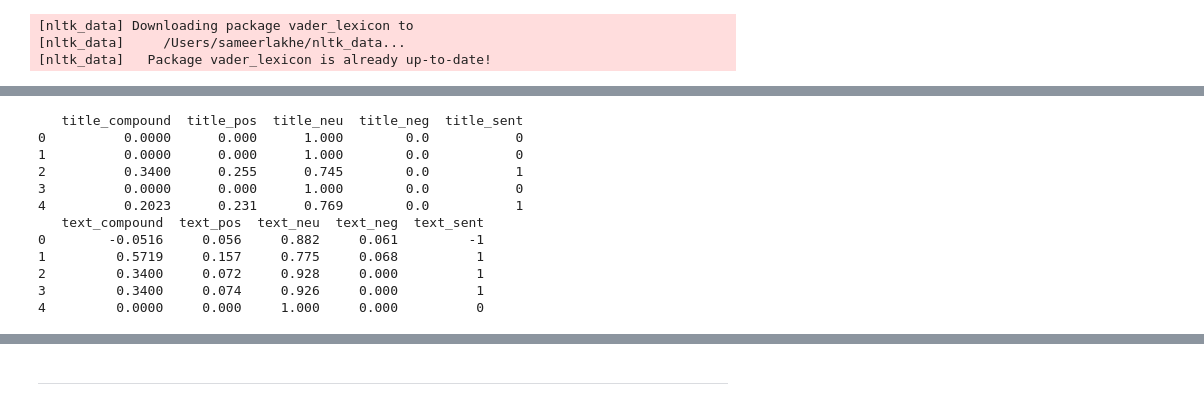
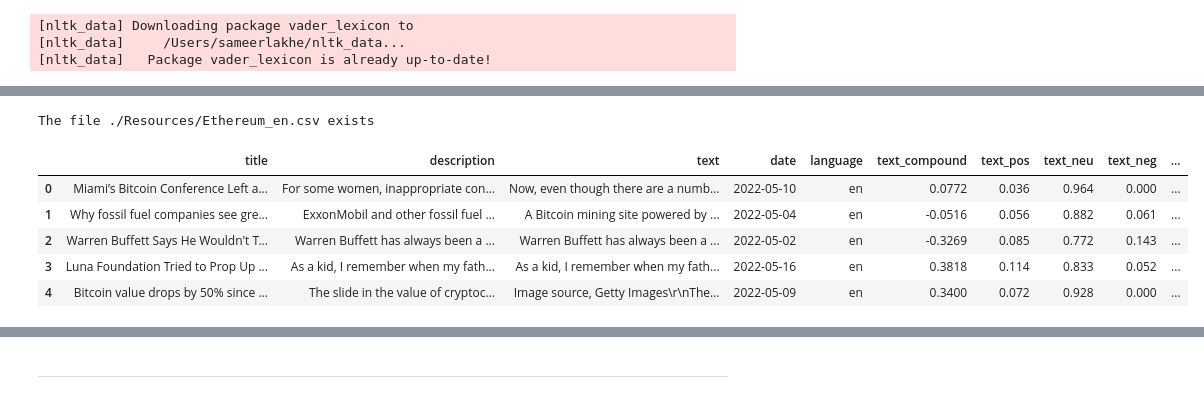
Before and after one commit to sameerlakhe/12_CryptoSentimentAnalysis, a Jupyter notebook: crypto_sentiment.ipynb, the cells around one changed output, grey strips where cells are left out. Drawn from its saved outputs; the diff is of its cells as text; code cells hidden in the pictures.

```diff
--- a/crypto_sentiment.ipynb
+++ b/crypto_sentiment.ipynb
@@ -161,84 +109,46 @@ The file ./Resources/Ethereum2022_fr.csv exists
+# %%
+# Fetch the Ethereum news articles
+ethereum_news_en_df = get_news("ethereum","en","Ethereum_en.csv",False)
+# %% [output]
+The file ./Resources/Ethereum_en.csv exists
 # %%
-# Sentiment calculation based on compound score
-def get_sentiment(score):
-    """
-    Calculates the sentiment based on the compound score.
-    """
-    result = 0  # Neutral by default
-    if score >= 0.05:  # Positive
-        result = 1
-    elif score <= -0.05:  # Negative
-        result = -1
-
-    return result
-
-# Sentiment scores dictionaries
-title_sent = {
-        "title_compound": [],
-        "title_pos": [],
-        "title_neu": [],
-        "title_neg": [],
-        "title_sent": [],
-    }
+#dictionary to store the sentiment scores of the article
 text_sent = {
         "text_compound": [],
         "text_pos": [],
         "text_neu": [],
         "text_neg": [],
         "text_sent": [],
         }
 
 analyzer = SentimentIntensityAnalyzer()
 # Get sentiment for the text and the title
 def get_sentiment_score(news_df):
 
     for index, row in news_df.iterrows():
         try:
             # Sentiment scoring with VADER
-            title_sentiment = analyzer.polarity_scores(row["title"])
-            title_sent["title_compound"].append(title_sentiment["compound"])
-            title_sent["title_pos"].append(title_sentiment["pos"])
-            title_sent["title_neu"].append(title_sentiment["neu"])
-            title_sent["title_neg"].append(title_sentiment["neg"])
-            title_sent["title_sent"].append(get_sentiment(title_sentiment["compound"]))
-
             text_sentiment = analyzer.polarity_scores(row["text"])
             text_sent["text_compound"].append(text_sentiment["compound"])
             text_sent["text_pos"].append(text_sentiment["pos"])
             text_sent["text_neu"].append(text_sentiment["neu"])
             text_sent["text_neg"].append(text_sentiment["neg"])
             text_sent["text_sent"].append(get_sentiment(text_sentiment["compound"]))
         except AttributeError:
             pass
 
-    return title_sent,text_sent
+    return text_sent
 
-title_sent,text_sent = get_sentiment_score(bitcoin_news_all_df)
+text_sent = get_sentiment_score(bitcoin_news_en_df)
 
 # Attaching sentiment columns to the News DataFrame
-
-bitcoin_title_sentiment_df = pd.DataFrame(title_sent)
 bitcoin_text_sentiment_df = pd.DataFrame(text_sent)
-
-#bitcoin_title_sentiment_df
-#bitcoin_text_sentiment_df
-print(bitcoin_title_sentiment_df.head())
-print(bitcoin_text_sentiment_df.head())
-#print(title_sent)
-#bitcoin_news_all_df = bitcoin_news_all_df.join(bitcoin_title_sentiment_df).join(bitcoin_text_sentiment_df)
-
-#bitcoin_news_all_df.head()
-bitcoin_news_all_df = bitcoin_news_all_df.join(bitcoin_title_sentiment_df).join(bitcoin_text_sentiment_df)
+bitcoin_news_en_df = bitcoin_news_en_df.join(bitcoin_text_sentiment_df)
+bitcoin_news_en_df.head()
 # %% [output]
-   title_compound  title_pos  title_neu  title_neg  title_sent
-0          0.0000      0.000      1.000        0.0           0
-1          0.0000      0.000      1.000        0.0           0
-2          0.3400      0.255      0.745        0.0           1
-3          0.0000      0.000      1.000        0.0           0
-4          0.2023      0.231      0.769        0.0           1
-   text_compound  text_pos  text_neu  text_neg  text_sent
-0        -0.0516     0.056     0.882     0.061         -1
-1         0.5719     0.157     0.775     0.068          1
-2         0.3400     0.072     0.928     0.000          1
-3         0.3400     0.074     0.926     0.000          1
-4         0.0000     0.000     1.000     0.000          0
+|  | title | description | text | date | language | text_compound | text_pos | text_neu | text_neg | ... |
+| 0 | Miami’s Bitcoin Conference Left a... | For some women, inappropriate con... | Now, even though there are a numb... | 2022-05-10 | en | 0.0772 | 0.036 | 0.964 | 0.000 | ... |
+| 1 | Why fossil fuel companies see gre... | ExxonMobil and other fossil fuel ... | A Bitcoin mining site powered by ... | 2022-05-04 | en | -0.0516 | 0.056 | 0.882 | 0.061 | ... |
+| 2 | Warren Buffett Says He Wouldn't T... | Warren Buffett has always been a ... | Warren Buffett has always been a ... | 2022-05-02 | en | -0.3269 | 0.085 | 0.772 | 0.143 | ... |
+| 3 | Luna Foundation Tried to Prop Up ... | As a kid, I remember when my fath... | As a kid, I remember when my fath... | 2022-05-16 | en | 0.3818 | 0.114 | 0.833 | 0.052 | ... |
+| 4 | Bitcoin value drops by 50% since ... | The slide in the value of cryptoc... | Image source, Getty Images\r\nThe... | 2022-05-09 | en | 0.3400 | 0.072 | 0.928 | 0.000 | ... |
```
Also changed, not shown: parts of 19 cells of this notebook, 6 other files.
